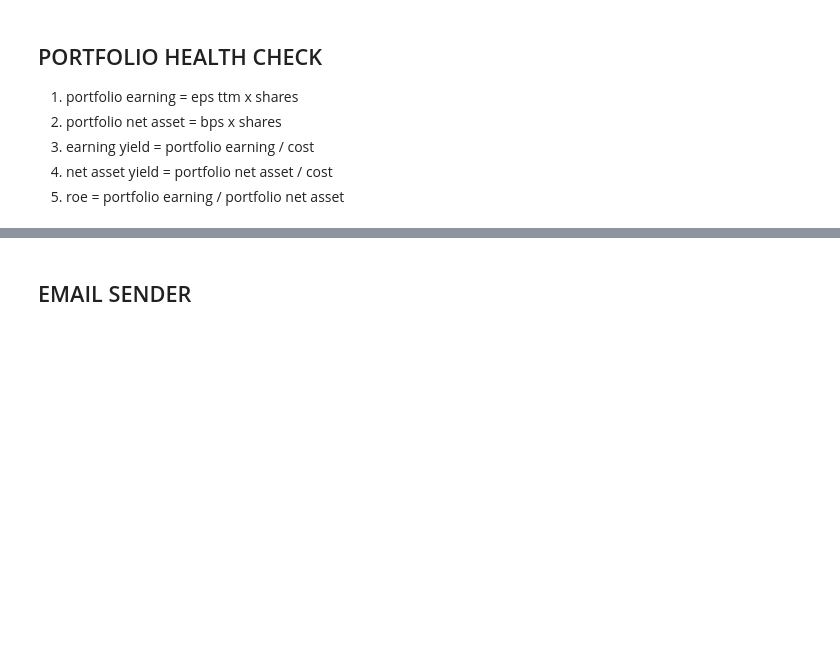
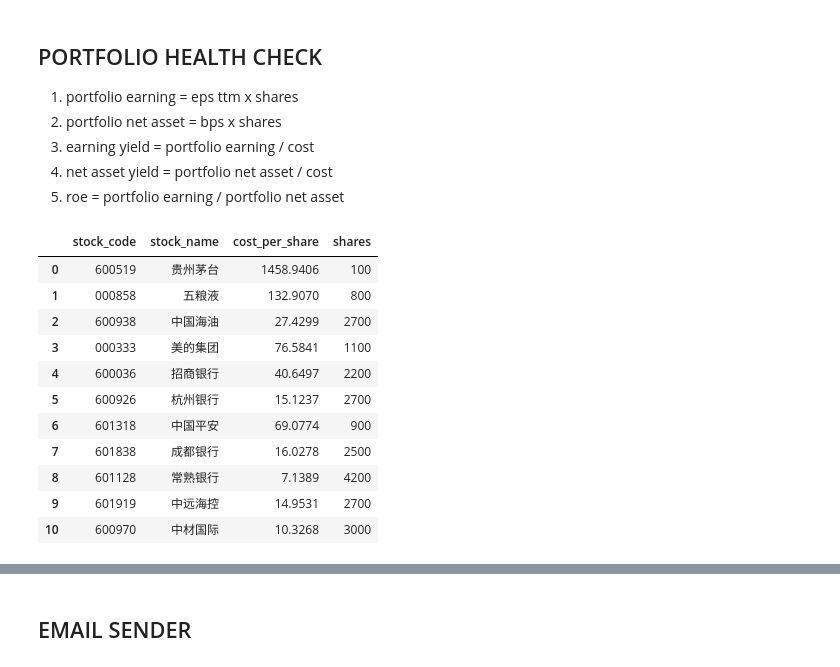
Before and after one commit to ProfessorErdo/stock-trend-tracker, a Jupyter notebook: notebooks/[manual]_portfolio_intrinsic_value_calculator.ipynb, the cells around one changed output, grey strips where cells are left out. Cells and saved outputs as stored; diff of their text form; code cells hidden in the pictures; blank space fills up the shorter version.

```diff
--- a/notebooks/[manual]_portfolio_intrinsic_value_calculator.ipynb
+++ b/notebooks/[manual]_portfolio_intrinsic_value_calculator.ipynb
@@ -27,5 +27,93 @@ import os
 3. earning yield = portfolio earning / cost
 4. net asset yield = portfolio net asset / cost
 5. roe = portfolio earning / portfolio net asset
+# %%
+# UPDATE THE DICT BELOW
+investment_dict = {
+    '20260123':
+        {
+            "600519": {
+                "stock_name": "贵州茅台",
+                "cost_per_share": 1458.9406,
+                "shares": 100
+            },
+            "000858": {
+                "stock_name": "五粮液",
+                "cost_per_share": 132.9070,
+                "shares": 800
+            },
+            "600938": {
+                "stock_name": " 中国海油",
+                "cost_per_share": 27.4299,
+                "shares": 2700
+            },
+            "000333": {
+                "stock_name": " 美的集团",
+                "cost_per_share": 76.5841,
+                "shares": 1100
+            },
+            "600036": {
+                "stock_name": "招商银行",
+                "cost_per_share": 40.6497,
+                "shares": 2200
+            },
+            "600926": {
+                "stock_name": " 杭州银行",
+                "cost_per_share": 15.1237,
+                "shares": 2700
+            },
+            "601318": {
+                "stock_name": " 中国平安",
+                "cost_per_share": 69.0774,
+                "shares": 900
+            },
+            "601838": {
+                "stock_name": " 成都银行",
+                "cost_per_share": 16.0278,
+                "shares": 2500
+            },
+            "601128": {
+                "stock_name": "常熟银行",
+                "cost_per_share": 7.1389,
+                "shares": 4200
+            },
+            "601919": {
+                "stock_name": " 中远海控",
+                "cost_per_share": 14.9531,
+                "shares": 2700
+            },
+            "600970": {
+            "stock_name": " 中材国际",
+            "cost_per_share": 10.3268,
+            "shares": 3000
+            },
+        }
+}
+
+# CHANGE THE DATE HERE
+portfolio_date = '20260123'
+investment_df = pd.DataFrame(investment_dict[portfolio_date]).T.reset_index().rename(columns={'index': 'stock_code'})
+investment_df['cost_per_share'] = investment_df['cost_per_share'].astype(float)
+investment_df['shares'] = investment_df['shares'].astype(int)
+
+STOCK_CODES = investment_df['stock_code']
+STOCK_SYMBOLS_1 = [code + ".SH" if code.startswith("6") else code + ".SZ" for code in STOCK_CODES ]
+STOCK_SYMBOLS_2 = ['sh' + code if code.startswith("6") else 'sz' + code for code in STOCK_CODES]
+STOCK_SYMBOLS_3 = ['SH' + code if code.startswith("6") else 'SZ' + code for code in STOCK_CODES]
+
+investment_df
+# %% [output]
+|  | stock_code | stock_name | cost_per_share | shares |
+| 0 | 600519 | 贵州茅台 | 1458.9406 | 100 |
+| 1 | 000858 | 五粮液 | 132.9070 | 800 |
+| 2 | 600938 | 中国海油 | 27.4299 | 2700 |
+| 3 | 000333 | 美的集团 | 76.5841 | 1100 |
+| 4 | 600036 | 招商银行 | 40.6497 | 2200 |
+| 5 | 600926 | 杭州银行 | 15.1237 | 2700 |
+| 6 | 601318 | 中国平安 | 69.0774 | 900 |
+| 7 | 601838 | 成都银行 | 16.0278 | 2500 |
+| 8 | 601128 | 常熟银行 | 7.1389 | 4200 |
+| 9 | 601919 | 中远海控 | 14.9531 | 2700 |
+| 10 | 600970 | 中材国际 | 10.3268 | 3000 |
 # %%
 
```
Also changed, not shown: parts of 5 cells of this notebook, 4 other files.
